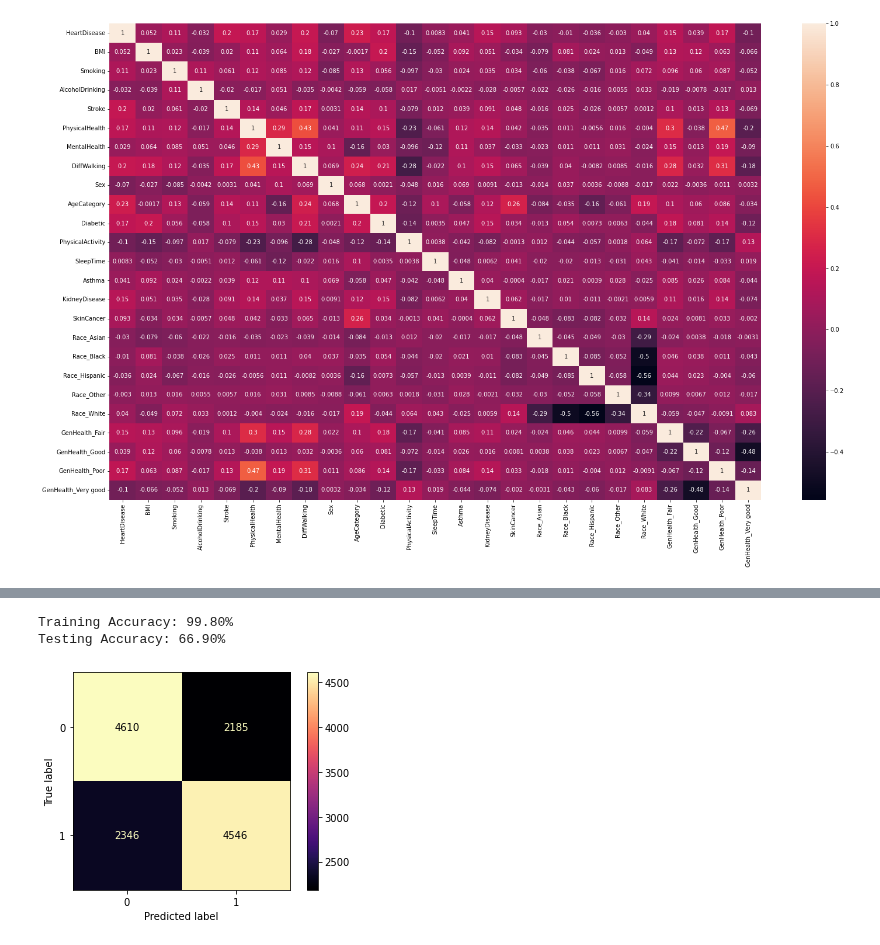
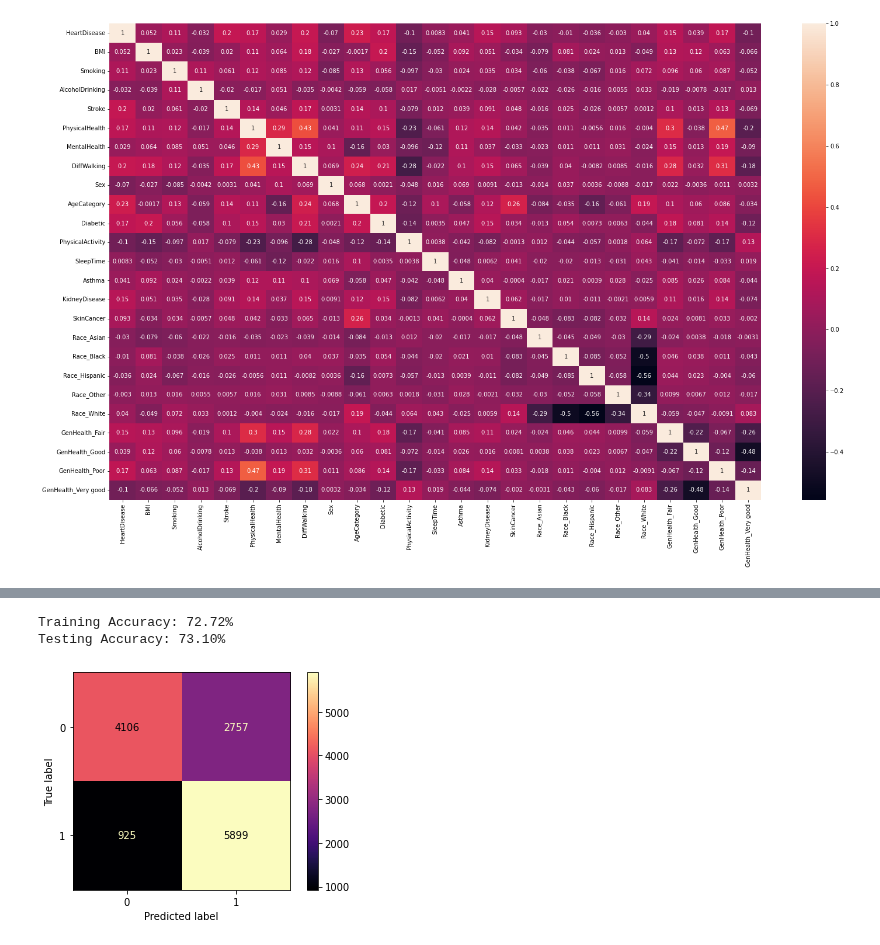
Before and after one commit to MJC598/KaggleDatasetProjects, a Jupyter notebook: heart_disease_analysis.ipynb, the cells around one changed output, grey strips where cells are left out. Drawn from its saved outputs; the diff is of its cells as text; code cells hidden in the pictures.

```diff
--- a/heart_disease_analysis.ipynb
+++ b/heart_disease_analysis.ipynb
@@ -126,15 +126,15 @@ Testing Accuracy: 76.01%
 # %%
 from sklearn.tree import DecisionTreeClassifier
 
-clf = DecisionTreeClassifier().fit(X_train, Y_train)
+clf = DecisionTreeClassifier(max_depth=5).fit(X_train, Y_train)
 print("Training Accuracy: {:2.2f}%".format(clf.score(X_train, Y_train) * 100))
 print("Testing Accuracy: {:2.2f}%".format(clf.score(X_test, Y_test) * 100))
 ConfusionMatrixDisplay.from_estimator(clf, X_test, Y_test, cmap='magma')
 plt.show()
 # %% [output]
-Training Accuracy: 99.80%
-Testing Accuracy: 66.90%
+Training Accuracy: 72.72%
+Testing Accuracy: 73.10%
-[figure, old version]
+[figure, new version]
 # %%
 from sklearn.neural_network import MLPClassifier
 
```
Also changed, not shown: parts of 3 cells of this notebook, 3 other files.
